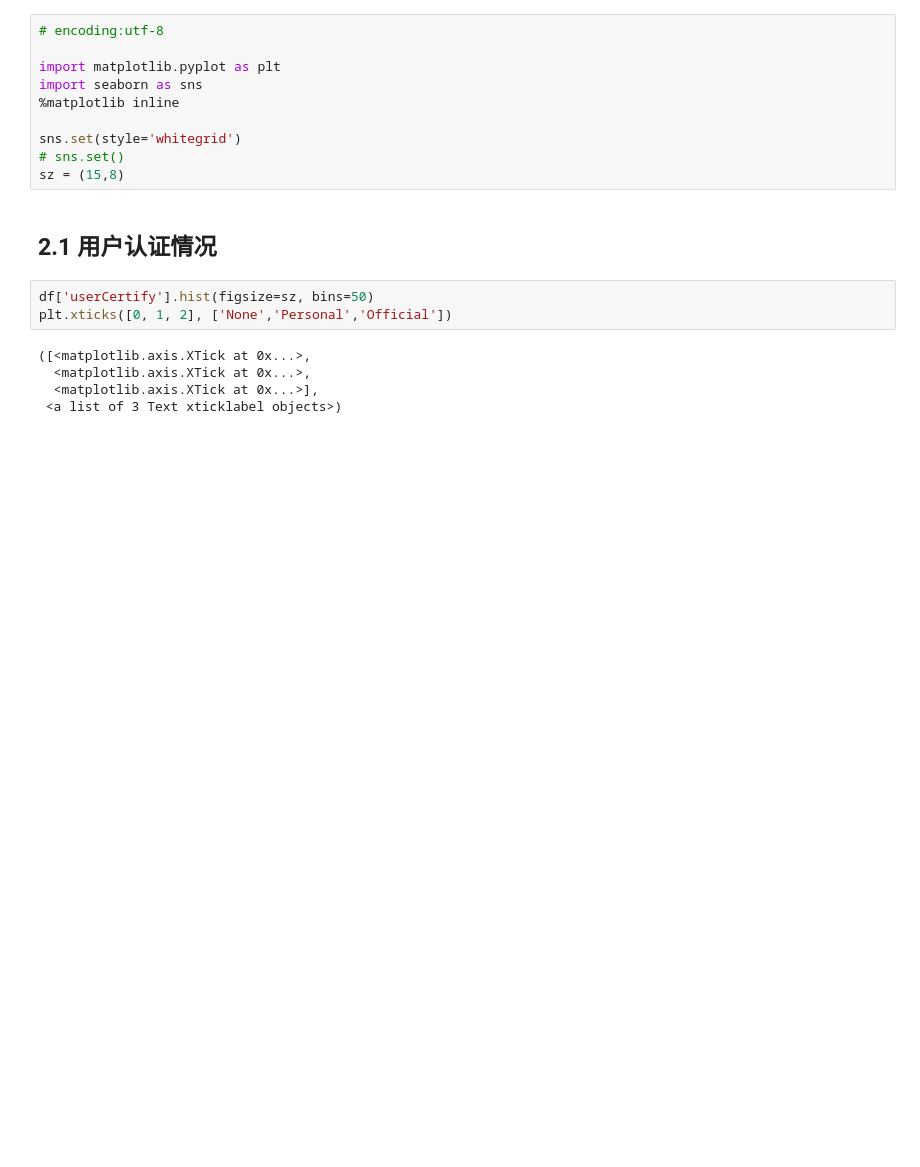
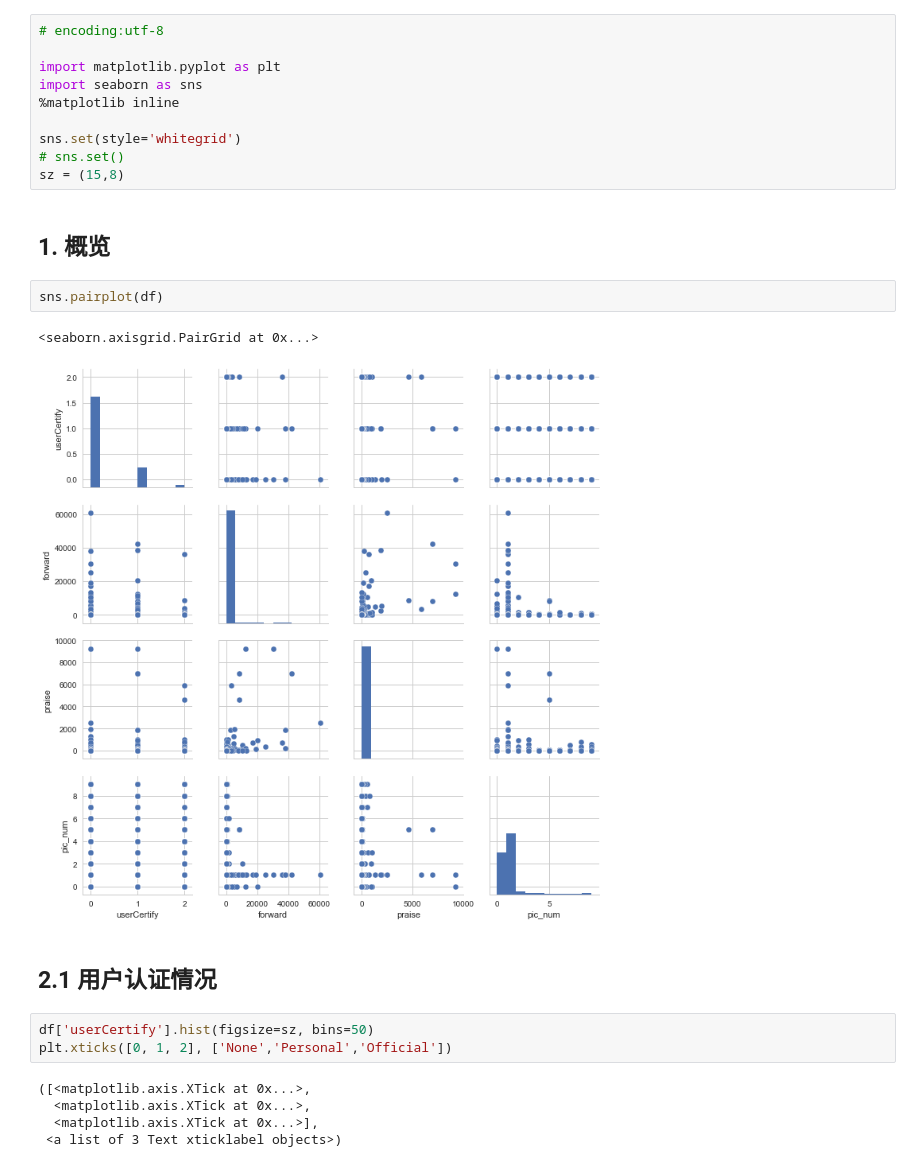
Before and after one commit to Ivan12138/RumorDataAnalysis, a Jupyter notebook: weibo_rumor_analysis/RumorAnalysis.ipynb, the cells around one changed output. Drawn from its saved outputs; the diff is of its cells as text; blank space fills up the shorter version.

Commit message:
Data Analysis: Update Visualization

```diff
--- a/weibo_rumor_analysis/RumorAnalysis.ipynb
+++ b/weibo_rumor_analysis/RumorAnalysis.ipynb
@@ -51,6 +51,13 @@ import seaborn as sns
 sns.set(style='whitegrid')
 # sns.set()
 sz = (15,8)
+# %% [markdown]
+## 1. 概览
+# %%
+sns.pairplot(df)
+# %% [output]
+<seaborn.axisgrid.PairGrid at 0x...>
+[figure, added]
 # %% [markdown]
 ## 2.1 用户认证情况
 # %%
```
Also changed, not shown: parts of 2 cells of this notebook, 1 other file.
